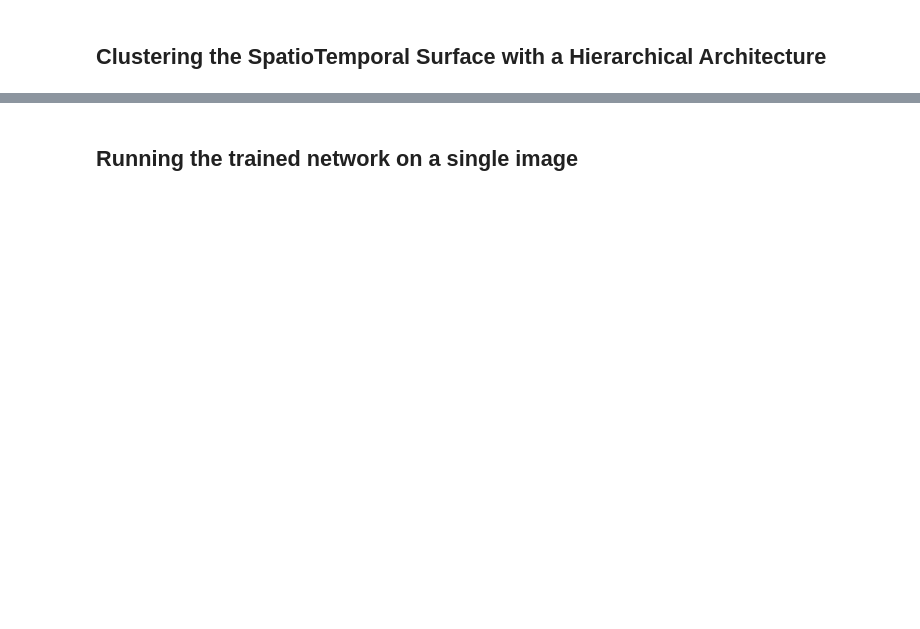
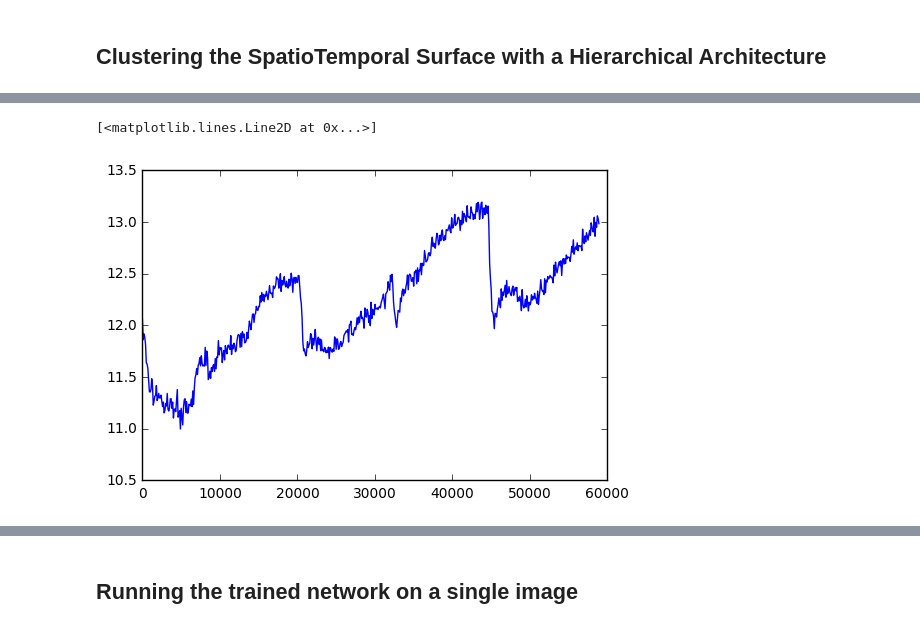
Before and after one commit to VictorBoutin/HOTS, a Jupyter notebook: Probe/Clustering.ipynb, the cells around one changed output, grey strips where cells are left out. Saved outputs shown, nothing was run; the diff lists cells and outputs as text; code cells hidden in the pictures; blank space fills up the shorter version.

```diff
--- a/Probe/Clustering.ipynb
+++ b/Probe/Clustering.ipynb
@@ -74,2 +83,7 @@ Clustering SpatioTemporal Surface in ------ 7.02 s
+# %%
+plt.plot(ClusterLayer3.record['error'])
+# %% [output]
+[<matplotlib.lines.Line2D at 0x...>]
+[figure, added]
 # %%
 DisplaySurface2D(Prototype1,nb_polarities=2)
```
Also changed, not shown: parts of 15 cells of this notebook.
